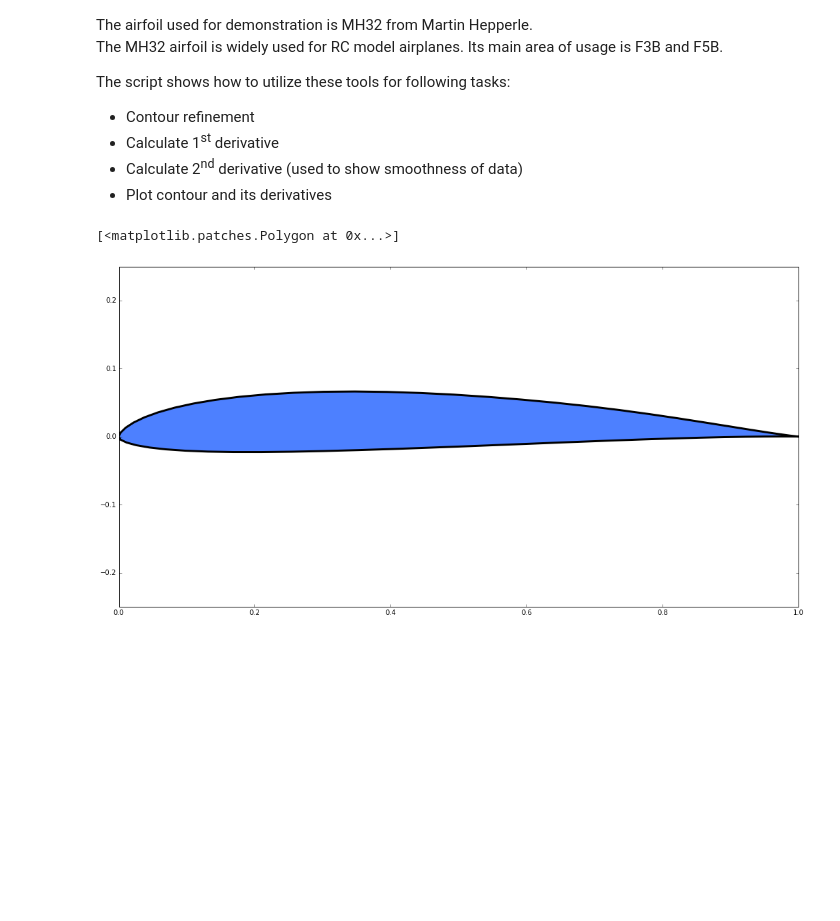
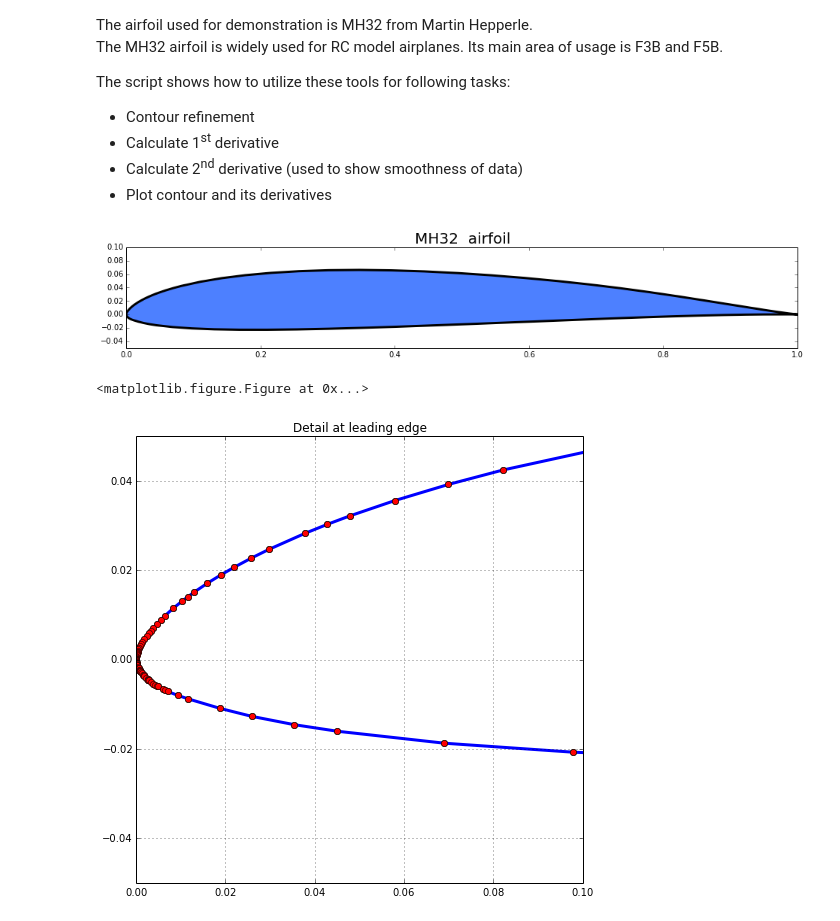
Before and after one commit to chiefenne/Airfoil-Contour-Analysis, a Jupyter notebook: aca.ipynb, the cells around one changed output. Drawn from its saved outputs; the diff is of its cells as text; code cells hidden in the pictures; blank space fills up the shorter version.

```diff
--- a/aca.ipynb
+++ b/aca.ipynb
@@ -42,14 +43,15 @@ data = unzipped.read()
 # %%
 # this should be refactored
 lines = data.split('\n')
-x = [line.split('\t')[0] for line in lines if (line.find('#') == -1 and len(line.split()) == 2)]
-y = [line.split('\t')[1] for line in lines if (line.find('#') == -1 and len(line.split()) == 2)]
+x = [float(line.split('\t')[0]) for line in lines if (line.find('#') == -1 and len(line.split()) == 2)]
+y = [float(line.split('\t')[1]) for line in lines if (line.find('#') == -1 and len(line.split()) == 2)]
 # %%
-fig, ax = plt.subplots(figsize=(18, 9))
+fig, ax = plt.subplots(figsize=(16, 4))
 ax.plot(x,y, 'k', linewidth=3)
 ax.set_xlim(0.0, 1.0)
-ax.set_ylim(-0.25, 0.25)
+ax.set_ylim(-0.05, 0.1)
+ax.set_title('MH32  airfoil', fontsize=20)
 ax.fill(x, y, color=(0.3, 0.5, 1))
+axes().set_aspect('equal')
 # %% [output]
-[<matplotlib.patches.Polygon at 0x...>]
-[figure, old version]
+[figure, new version]
@@ -55,0 +110,52 @@ ax.fill(x, y, color=(0.3, 0.5, 1))
+# %%
+xo = x
+yo = y
+xn, yn = refine(x, y, 176.0)
+
+coo, u, der1, der2, tck = spline(x, y, num=300, ev=True)
+
+fig1 = plt.figure(figsize=(12, 12))
+
+ax1 = fig1.add_subplot(4,1,1)
+ax3 = fig1.add_subplot(4,1,2)
+ax4 = fig1.add_subplot(4,1,3)
+ax5 = fig1.add_subplot(4,1,4)
+
+ax1.plot(xn, yn,'b', linewidth=3)
+ax1.plot(xn, yn,'go')
+ax1.plot(xo, yo,'ro')
+ax1.set_title('MH32 contour')
+ax1.set_xlim(0.0, 1.0)
+ax1.set_ylim(-0.1, 0.1)
+ax1.set_aspect(1)
+
+ax3.plot(coo[:][0], der1[:][1],'g', linewidth=3)
+ax3.set_title(r'$1^{st} derivative$')
+ax3.set_xlim(0.0, 1.0)
+ax3.grid()
+
+ax4.plot(coo[:][0], der2[:][1],'r', linewidth=3)
+ax4.set_title(r'$2^{nd} derivative$')
+ax4.set_xlim(0.0, 1.0)
+ax4.grid()
+
+ax5.plot(coo[:][0], der2[:][1],'r', linewidth=3)
+ax5.set_title(r'$2^{nd} derivative$')
+ax5.set_xlim(0.0, 0.05)
+ax5.grid()
+# %% [output]
+<matplotlib.figure.Figure at 0x...>
+# %%
+fig2 = plt.figure(figsize=(12, 8))
+ax2 = fig2.add_subplot(1,1,1)
+
+ax2.plot(xn, yn,'b', linewidth=3)
+ax2.plot(xn, yn,'go')
+ax2.plot(xo, yo,'ro')
+ax2.set_title('Detail at leading edge')
+ax2.set_xlim(0.0, 0.1)
+ax2.set_ylim(-0.05, 0.05)
+ax2.set_aspect(1)
+ax2.grid()
+# %% [output]
+[figure, added]
```
Also changed, not shown: parts of 2 cells of this notebook.
